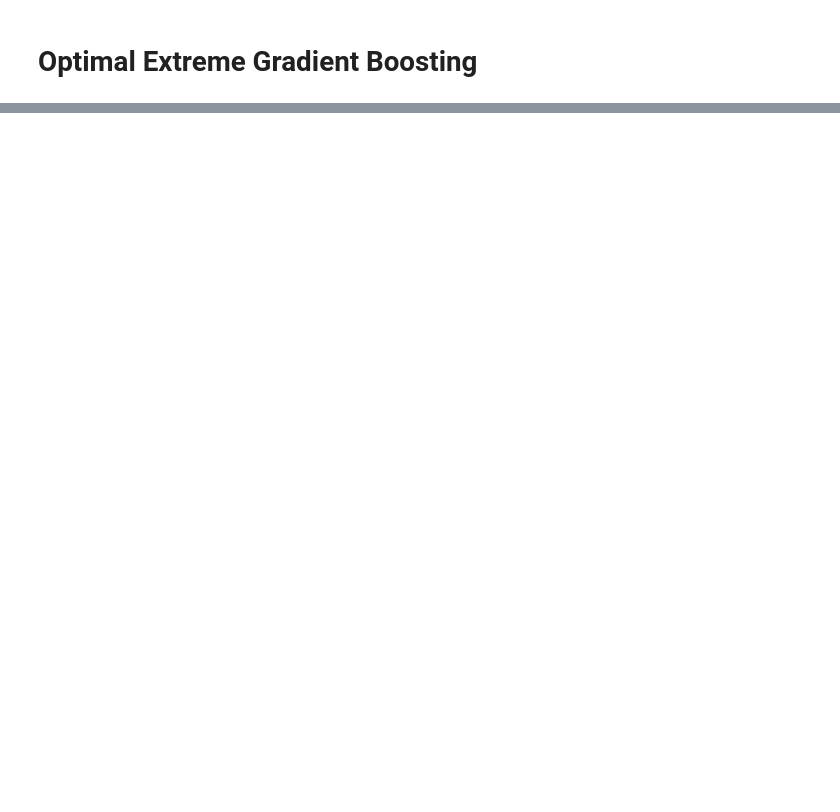
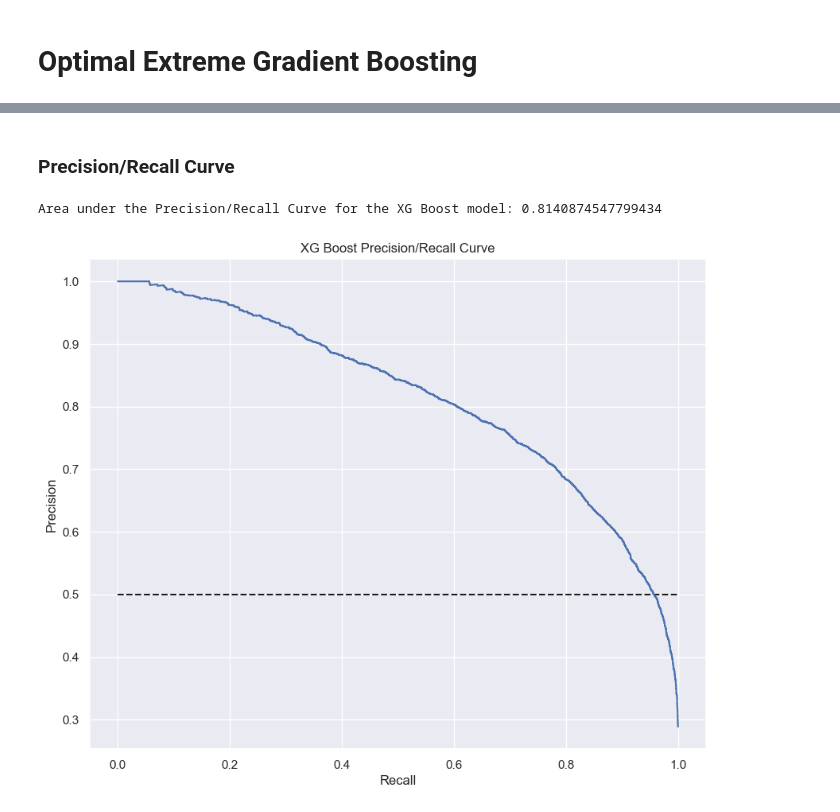
Before and after one commit to asaint13/Capstone_Two-Booking_Cancelations, a Jupyter notebook: 04-Pre-Processing_and_Modeling.ipynb, the cells around one changed output, grey strips where cells are left out. Drawn from its saved outputs; the diff is of its cells as text; code cells hidden in the pictures; blank space fills up the shorter version.

```diff
--- a/04-Pre-Processing_and_Modeling.ipynb
+++ b/04-Pre-Processing_and_Modeling.ipynb
@@ -475,0 +536,12 @@ xbgo = xgb.XGBClassifier(random_state=21)
+# %%
+#Plotting the ROC Curve of the Extreme Gradient Boosting model
+y_pred_prob_xg = rfo.predict_proba(X_test_scaled)[:,1]
+fprx, tprx, thresholdsx = roc_curve(y_test, y_pred_prob_xg)
+sns.set()
+plt.figure(figsize=(10,8))
+plt.plot([0, 1], [0, 1], 'k--')
+plt.plot(fprx, tprx, label='Extreme Gradient Boosting')
+plt.xlabel('False Positive Rate')
+plt.ylabel('True Positive Rate')
+plt.title('Extreme Gradient Boosting ROC Curve')
+plt.show()
@@ -475,0 +550,18 @@ xbgo = xgb.XGBClassifier(random_state=21)
+# %% [markdown]
+### Precision/Recall Curve
+# %%
+precisionx, recallx, thresholdsx = precision_recall_curve(y_test,y_pred_prob_xg)
+print('Area under the Precision/Recall Curve for the XG Boost model: {}'.format(auc(recall, precision)))
+# %% [output]
+Area under the Precision/Recall Curve for the XG Boost model: 0.8140874547799434
+# %%
+#Plotting the Precision/Recall Curve of the Extreme Gradient Boosting model
+plt.figure(figsize=(10,8))
+plt.plot([0, 1], [0.5,0.5], 'k--')
+plt.plot(recallx, precisionx)
+plt.xlabel('Recall')
+plt.ylabel('Precision')
+plt.title('XG Boost Precision/Recall Curve')
+plt.show()
+# %% [output]
+[figure, added]
```
Also changed, not shown: parts of 23 cells of this notebook.
